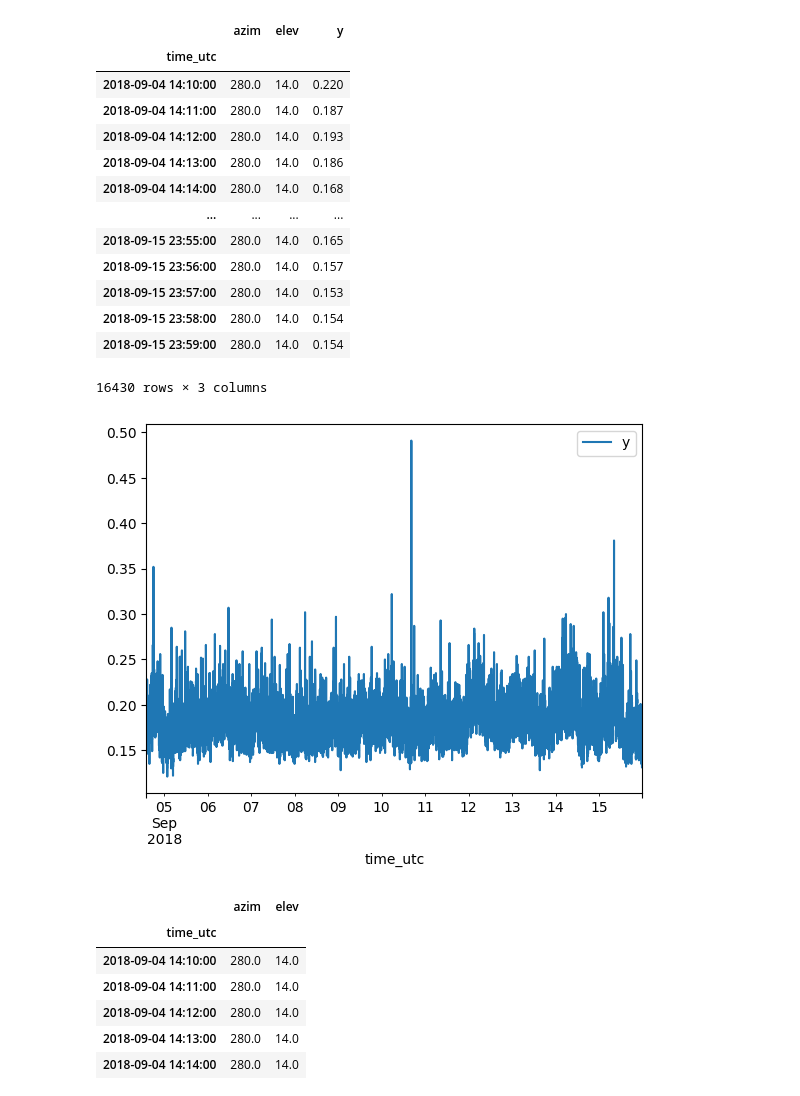
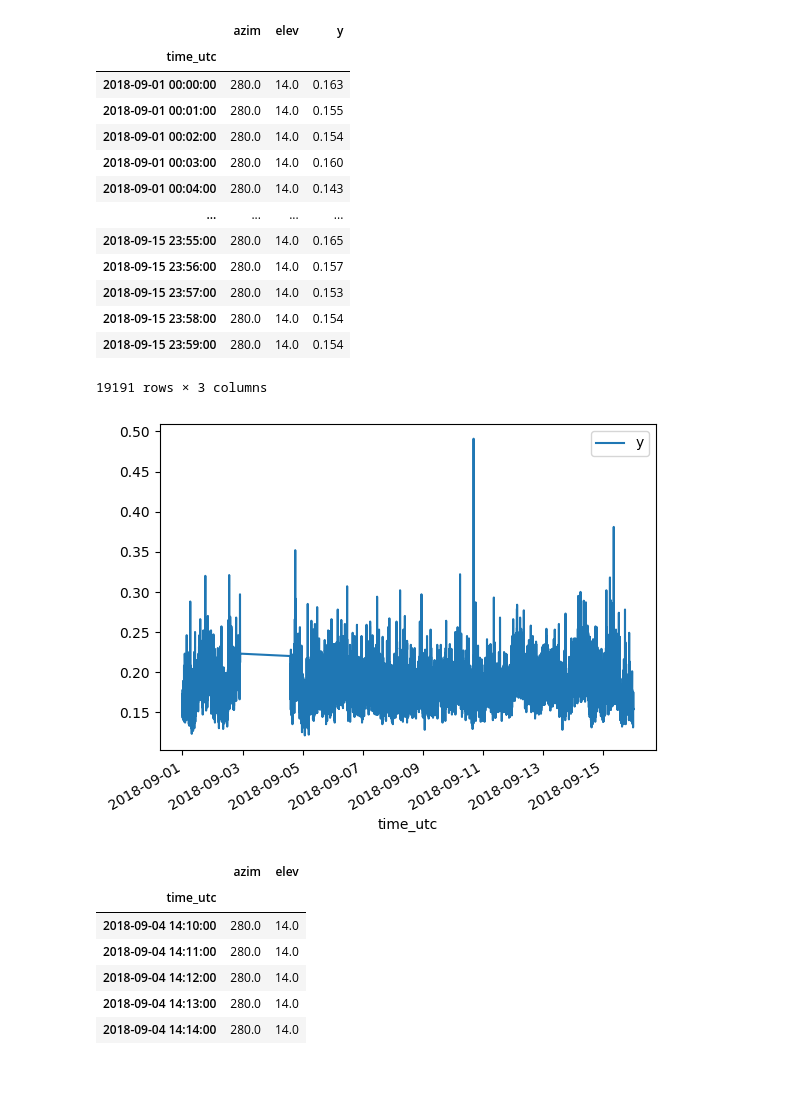
Before and after one commit to Lemateus/TCC, a Jupyter notebook: LSTM/pytorch/pytorch.ipynb, the cells around one changed output. Cells and saved outputs as stored; diff of their text form; code cells hidden in the pictures.

```diff
--- a/LSTM/pytorch/pytorch.ipynb
+++ b/LSTM/pytorch/pytorch.ipynb
@@ -5,7 +5,7 @@ import pandas as pd
 data = pd.read_csv('/home/lemateus/TCC/cintilacao/data/PRU2_2018-09-01_2018-09-15_9464c9cda8dce80d71af4c0f7524355bEDITADO.csv', na_values=[' ', ''], index_col = 'time_utc', parse_dates=True)
 
 # data['time_utc'] = pd.to_datetime(data['time_utc'], format='%Y-%m-%d %H:%M:%S')
-data = data[data.index >= '2018-09-04 14:10:00']
+# data = data[data.index >= '2018-09-04 14:10:00']
 # data = data.loc[data['time_utc']>='2018-09-04 14:10:00']
 # data = data.loc[data['time_utc']<='2018-09-13 13:54:00']
 # values = data[' svid'].value_counts()[:4].index.tolist()
@@ -50,20 +50,20 @@ time_utc
                       azim  elev      y
 time_utc
 2018-09-10 16:23:00  280.0  14.0  0.491
 |  | azim | elev | y |
 | time_utc |  |  |  |
-| 2018-09-04 14:10:00 | 280.0 | 14.0 | 0.220 |
-| 2018-09-04 14:11:00 | 280.0 | 14.0 | 0.187 |
-| 2018-09-04 14:12:00 | 280.0 | 14.0 | 0.193 |
-| 2018-09-04 14:13:00 | 280.0 | 14.0 | 0.186 |
-| 2018-09-04 14:14:00 | 280.0 | 14.0 | 0.168 |
+| 2018-09-01 00:00:00 | 280.0 | 14.0 | 0.163 |
+| 2018-09-01 00:01:00 | 280.0 | 14.0 | 0.155 |
+| 2018-09-01 00:02:00 | 280.0 | 14.0 | 0.154 |
+| 2018-09-01 00:03:00 | 280.0 | 14.0 | 0.160 |
+| 2018-09-01 00:04:00 | 280.0 | 14.0 | 0.143 |
 | ... | ... | ... | ... |
 | 2018-09-15 23:55:00 | 280.0 | 14.0 | 0.165 |
 | 2018-09-15 23:56:00 | 280.0 | 14.0 | 0.157 |
 | 2018-09-15 23:57:00 | 280.0 | 14.0 | 0.153 |
 | 2018-09-15 23:58:00 | 280.0 | 14.0 | 0.154 |
 | 2018-09-15 23:59:00 | 280.0 | 14.0 | 0.154 |
-16430 rows × 3 columns
+19191 rows × 3 columns
-[figure, old version]
+[figure, new version]
 # %%
 X = data.iloc[:, :-1]
```
Also changed, not shown: parts of 3 cells of this notebook, 34 other files.
